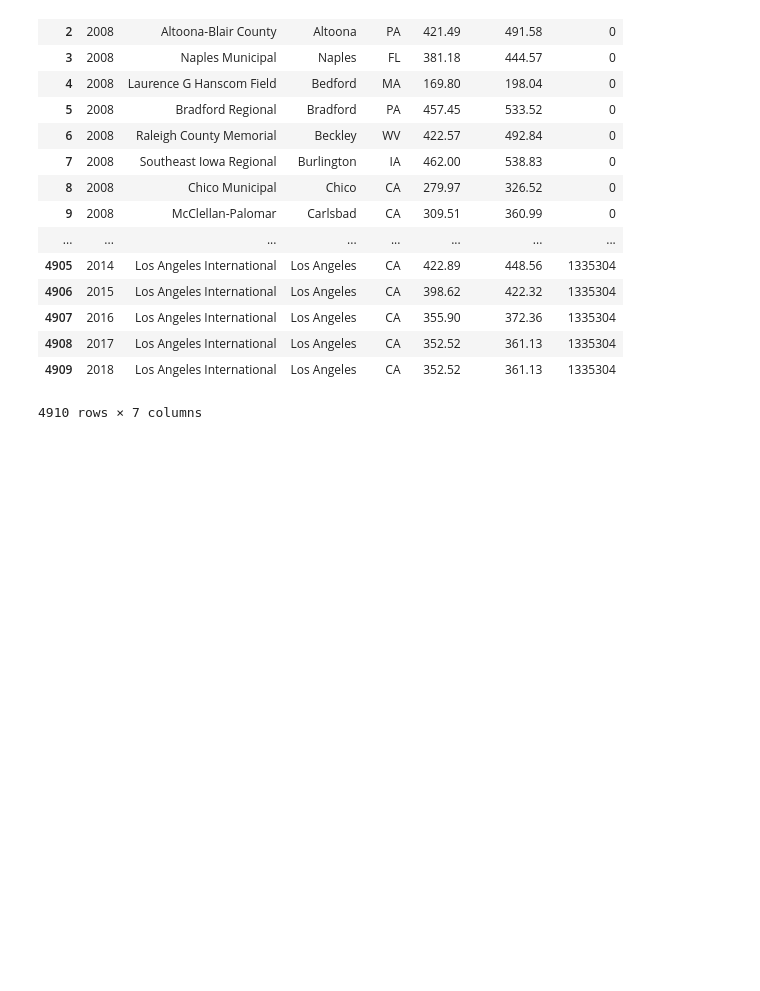
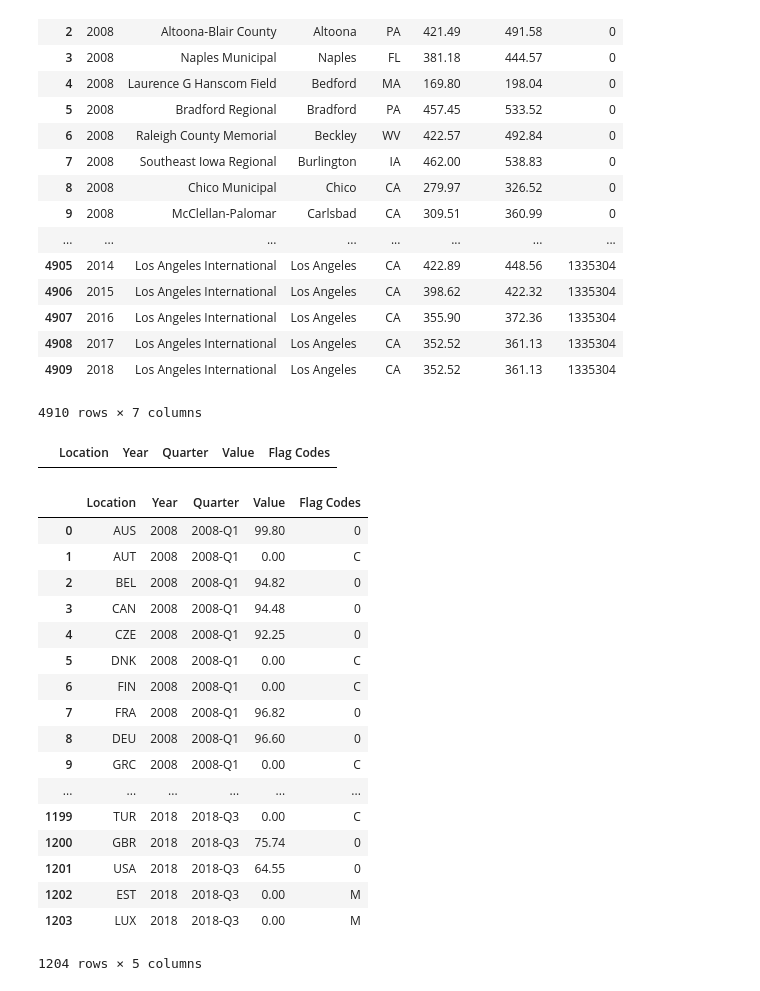
Before and after one commit to darstsharon/Flight_Cost_Analysis, a Jupyter notebook: FlightProject.ipynb, the cells around one changed output. Saved outputs shown, nothing was run; the diff lists cells and outputs as text; code cells hidden in the pictures; blank space fills up the shorter version.

```diff
--- a/FlightProject.ipynb
+++ b/FlightProject.ipynb
@@ -91,3 +91,28 @@ flight.fillna(0)
 | 4908 | 2017 | Los Angeles International | Los Angeles | CA | 352.52 | 361.13 | 1335304 |
 | 4909 | 2018 | Los Angeles International | Los Angeles | CA | 352.52 | 361.13 | 1335304 |
 4910 rows × 7 columns
+# %%
+oildata.dropna()
+# %% [output]
+|  | Location | Year | Quarter | Value | Flag Codes |
+# %%
+oildata.fillna(0)
+# %% [output]
+|  | Location | Year | Quarter | Value | Flag Codes |
+| 0 | AUS | 2008 | 2008-Q1 | 99.80 | 0 |
+| 1 | AUT | 2008 | 2008-Q1 | 0.00 | C |
+| 2 | BEL | 2008 | 2008-Q1 | 94.82 | 0 |
+| 3 | CAN | 2008 | 2008-Q1 | 94.48 | 0 |
+| 4 | CZE | 2008 | 2008-Q1 | 92.25 | 0 |
+| 5 | DNK | 2008 | 2008-Q1 | 0.00 | C |
+| 6 | FIN | 2008 | 2008-Q1 | 0.00 | C |
+| 7 | FRA | 2008 | 2008-Q1 | 96.82 | 0 |
+| 8 | DEU | 2008 | 2008-Q1 | 96.60 | 0 |
+| 9 | GRC | 2008 | 2008-Q1 | 0.00 | C |
+| ... | ... | ... | ... | ... | ... |
+| 1199 | TUR | 2018 | 2018-Q3 | 0.00 | C |
+| 1200 | GBR | 2018 | 2018-Q3 | 75.74 | 0 |
+| 1201 | USA | 2018 | 2018-Q3 | 64.55 | 0 |
+| 1202 | EST | 2018 | 2018-Q3 | 0.00 | M |
+| 1203 | LUX | 2018 | 2018-Q3 | 0.00 | M |
+1204 rows × 5 columns
```
Also changed, not shown: parts of 1 cell of this notebook, 1 other file.
